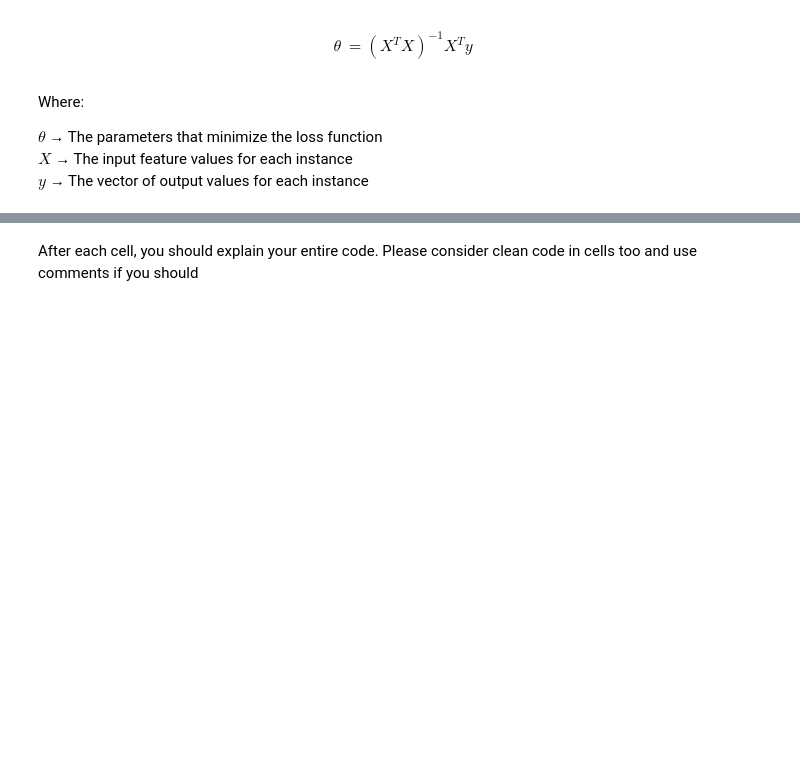
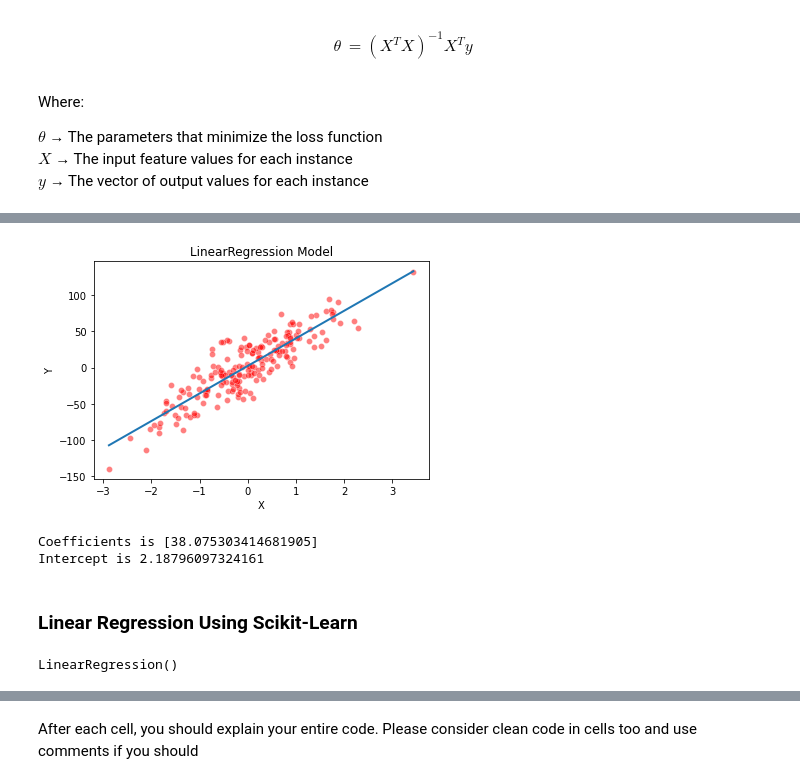
Before and after one commit to MohammadRouintan/Implementation-LinearRegression-From-Scratch, a Jupyter notebook: LR_NormalEquation.ipynb, the cells around one changed output, grey strips where cells are left out. Drawn from its saved outputs; the diff is of its cells as text; code cells hidden in the pictures; blank space fills up the shorter version.

```diff
--- a/LR_NormalEquation.ipynb
+++ b/LR_NormalEquation.ipynb
@@ -73,0 +126,30 @@ Description and code of second part
+# %%
+linear_regression = myLinearRegression()
+linear_regression.fit(X_train,y)
+# %%
+x_range = np.linspace(X.min(), X.max(), num=400)
+predicted_y1 = linear_regression.predict(x_range.reshape(-1, 1))
+
+sns.scatterplot(X.squeeze(), y, color='red', alpha=0.5)
+plt.plot(x_range, predicted_y1, linewidth=2)
+plt.title('LinearRegression Model')
+plt.xlabel('X')
+plt.ylabel('Y')
+plt.show()
+# %% [output]
+[figure, added]
+# %%
+print(f'Coefficients is {linear_regression.coef}')
+print(f'Intercept is {linear_regression.intercept}')
+# %% [output]
+Coefficients is [38.075303414681905]
+Intercept is 2.18796097324161
+# %% [markdown]
+### Linear Regression Using Scikit-Learn
+# %%
+from sklearn.linear_model import LinearRegression
+
+Linear_Regression = LinearRegression()
+Linear_Regression.fit(X, y)
+# %% [output]
+LinearRegression()
```
Also changed, not shown: parts of 14 cells of this notebook.
